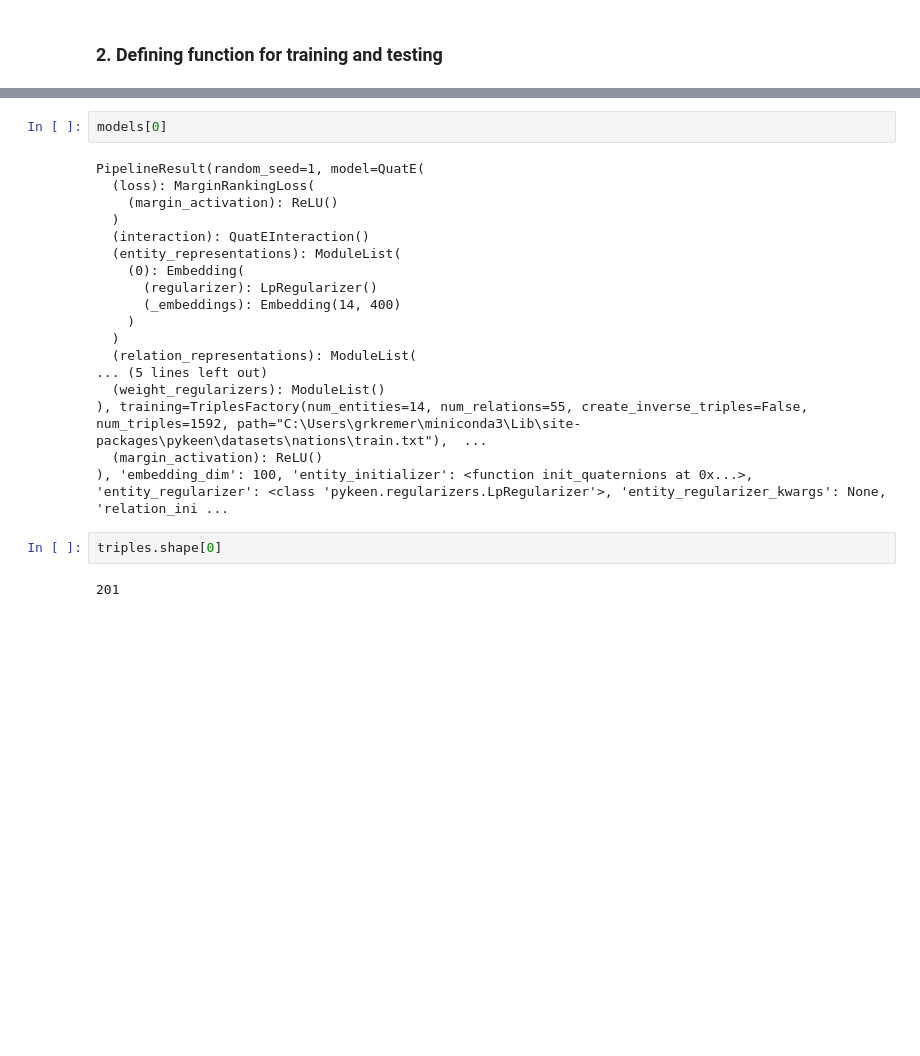
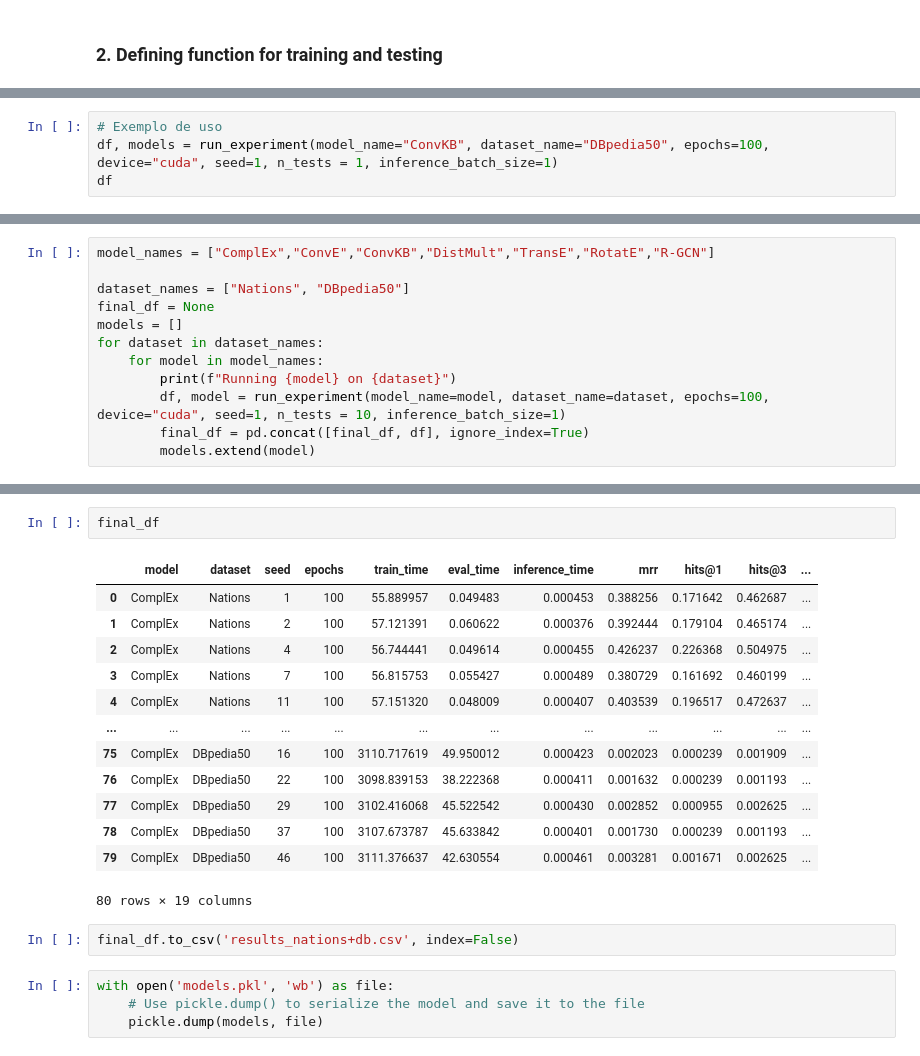
Before and after one commit to grkremer/perf_2026-1, a Jupyter notebook: train_single_model.ipynb, the cells around one changed output, grey strips where cells are left out. Saved outputs shown, nothing was run; the diff lists cells and outputs as text; blank space fills up the shorter version.

Commit message:
tests set and plotting notebook

```diff
--- a/train_single_model.ipynb
+++ b/train_single_model.ipynb
@@ -102,0 +148,4 @@ INFO:pykeen.evaluation.evaluator:Evaluation took 0.06s seconds
+# %%
+# Exemplo de uso
+df, models = run_experiment(model_name="ConvKB", dataset_name="DBpedia50", epochs=100, device="cuda", seed=1, n_tests = 1, inference_batch_size=1)
+df
@@ -102,0 +156,12 @@ INFO:pykeen.evaluation.evaluator:Evaluation took 0.06s seconds
+# %%
+model_names = ["ComplEx","ConvE","ConvKB","DistMult","TransE","RotatE","R-GCN"]
+
+dataset_names = ["Nations", "DBpedia50"]
+final_df = None
+models = []
+for dataset in dataset_names:
+    for model in model_names:
+        print(f"Running {model} on {dataset}")
+        df, model = run_experiment(model_name=model, dataset_name=dataset, epochs=100, device="cuda", seed=1, n_tests = 10, inference_batch_size=1)
+        final_df = pd.concat([final_df, df], ignore_index=True)
+        models.extend(model)
@@ -103,24 +179,22 @@ INFO:pykeen.evaluation.evaluator:Evaluation took 0.06s seconds
+# %%
+final_df
+# %% [output]
+|  | model | dataset | seed | epochs | train_time | eval_time | inference_time | mrr | hits@1 | hits@3 | ... |
+| 0 | ComplEx | Nations | 1 | 100 | 55.889957 | 0.049483 | 0.000453 | 0.388256 | 0.171642 | 0.462687 | ... |
+| 1 | ComplEx | Nations | 2 | 100 | 57.121391 | 0.060622 | 0.000376 | 0.392444 | 0.179104 | 0.465174 | ... |
+| 2 | ComplEx | Nations | 4 | 100 | 56.744441 | 0.049614 | 0.000455 | 0.426237 | 0.226368 | 0.504975 | ... |
+| 3 | ComplEx | Nations | 7 | 100 | 56.815753 | 0.055427 | 0.000489 | 0.380729 | 0.161692 | 0.460199 | ... |
+| 4 | ComplEx | Nations | 11 | 100 | 57.151320 | 0.048009 | 0.000407 | 0.403539 | 0.196517 | 0.472637 | ... |
+| ... | ... | ... | ... | ... | ... | ... | ... | ... | ... | ... | ... |
+| 75 | ComplEx | DBpedia50 | 16 | 100 | 3110.717619 | 49.950012 | 0.000423 | 0.002023 | 0.000239 | 0.001909 | ... |
+| 76 | ComplEx | DBpedia50 | 22 | 100 | 3098.839153 | 38.222368 | 0.000411 | 0.001632 | 0.000239 | 0.001193 | ... |
+| 77 | ComplEx | DBpedia50 | 29 | 100 | 3102.416068 | 45.522542 | 0.000430 | 0.002852 | 0.000955 | 0.002625 | ... |
+| 78 | ComplEx | DBpedia50 | 37 | 100 | 3107.673787 | 45.633842 | 0.000401 | 0.001730 | 0.000239 | 0.001193 | ... |
+| 79 | ComplEx | DBpedia50 | 46 | 100 | 3111.376637 | 42.630554 | 0.000461 | 0.003281 | 0.001671 | 0.002625 | ... |
+80 rows × 19 columns
 # %%
-models[0]
+final_df.to_csv('results_nations+db.csv', index=False)
-# %% [output]
-PipelineResult(random_seed=1, model=QuatE(
-  (loss): MarginRankingLoss(
-    (margin_activation): ReLU()
-  )
-  (interaction): QuatEInteraction()
-  (entity_representations): ModuleList(
-    (0): Embedding(
-      (regularizer): LpRegularizer()
-      (_embeddings): Embedding(14, 400)
-    )
-  )
-  (relation_representations): ModuleList(
-... (5 lines left out)
-  (weight_regularizers): ModuleList()
-), training=TriplesFactory(num_entities=14, num_relations=55, create_inverse_triples=False, num_triples=1592, path="C:\Users\grkremer\miniconda3\Lib\site-packages\pykeen\datasets\nations\train.txt"),  ...
-  (margin_activation): ReLU()
-), 'embedding_dim': 100, 'entity_initializer': <function init_quaternions at 0x...>, 'entity_regularizer': <class 'pykeen.regularizers.LpRegularizer'>, 'entity_regularizer_kwargs': None, 'relation_ini ...
 # %%
-triples.shape[0]
+with open('models.pkl', 'wb') as file:
+    # Use pickle.dump() to serialize the model and save it to the file
+    pickle.dump(models, file)
-# %% [output]
-201
```
Also changed, not shown: parts of 5 cells of this notebook, 5 other files.
